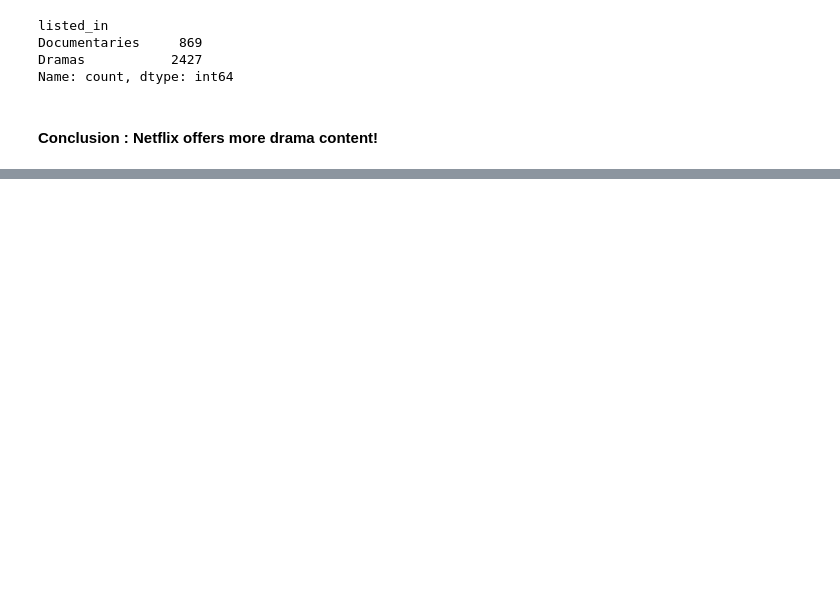
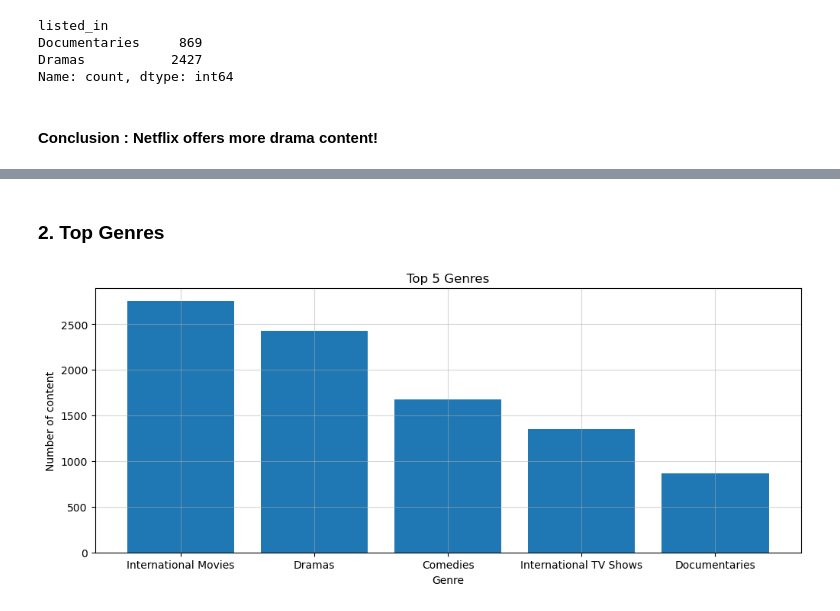
Before and after one commit to Yash-Codes07/netflix-content-analysis, a Jupyter notebook: notebooks/netflix_content_analysis.ipynb, the cells around one changed output, grey strips where cells are left out. Cells and saved outputs as stored; diff of their text form; code cells hidden in the pictures; blank space fills up the shorter version.

```diff
--- a/notebooks/netflix_content_analysis.ipynb
+++ b/notebooks/netflix_content_analysis.ipynb
@@ -302,0 +306,14 @@ Name: count, dtype: int64
+# %% [markdown]
+### 2. Top Genres
+# %%
+# genre_count - used earlier
+plt.figure(figsize=(10, 4))
+plt.bar(genre_count.index[:5], genre_count.values[:5])
+plt.grid(True, alpha=0.5)
+plt.tight_layout()
+plt.xlabel("Genre")
+plt.ylabel("Number of content")
+plt.title("Top 5 Genres")
+plt.show()
+# %% [output]
+[figure, added]
```
Also changed, not shown: parts of 26 cells of this notebook.
